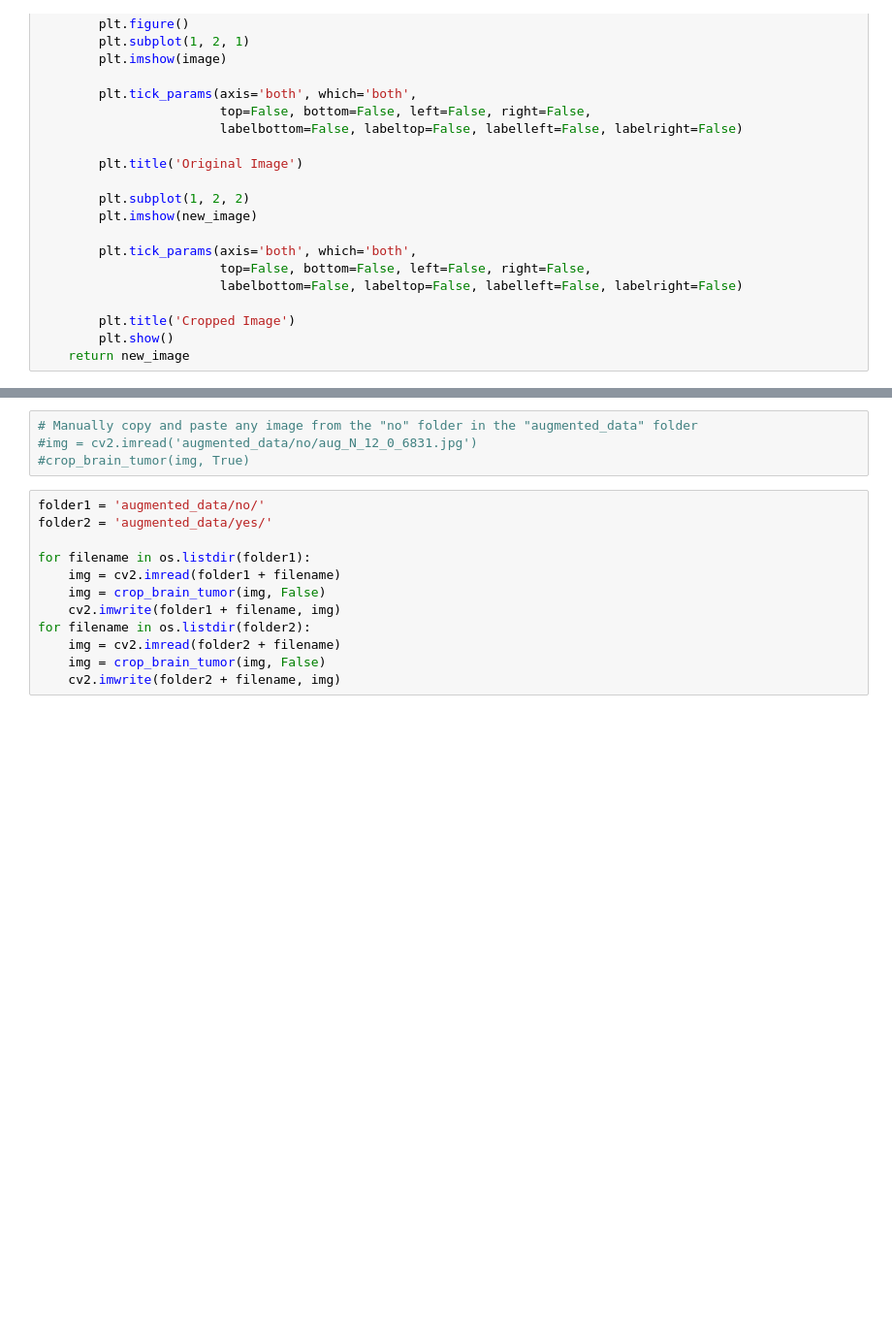
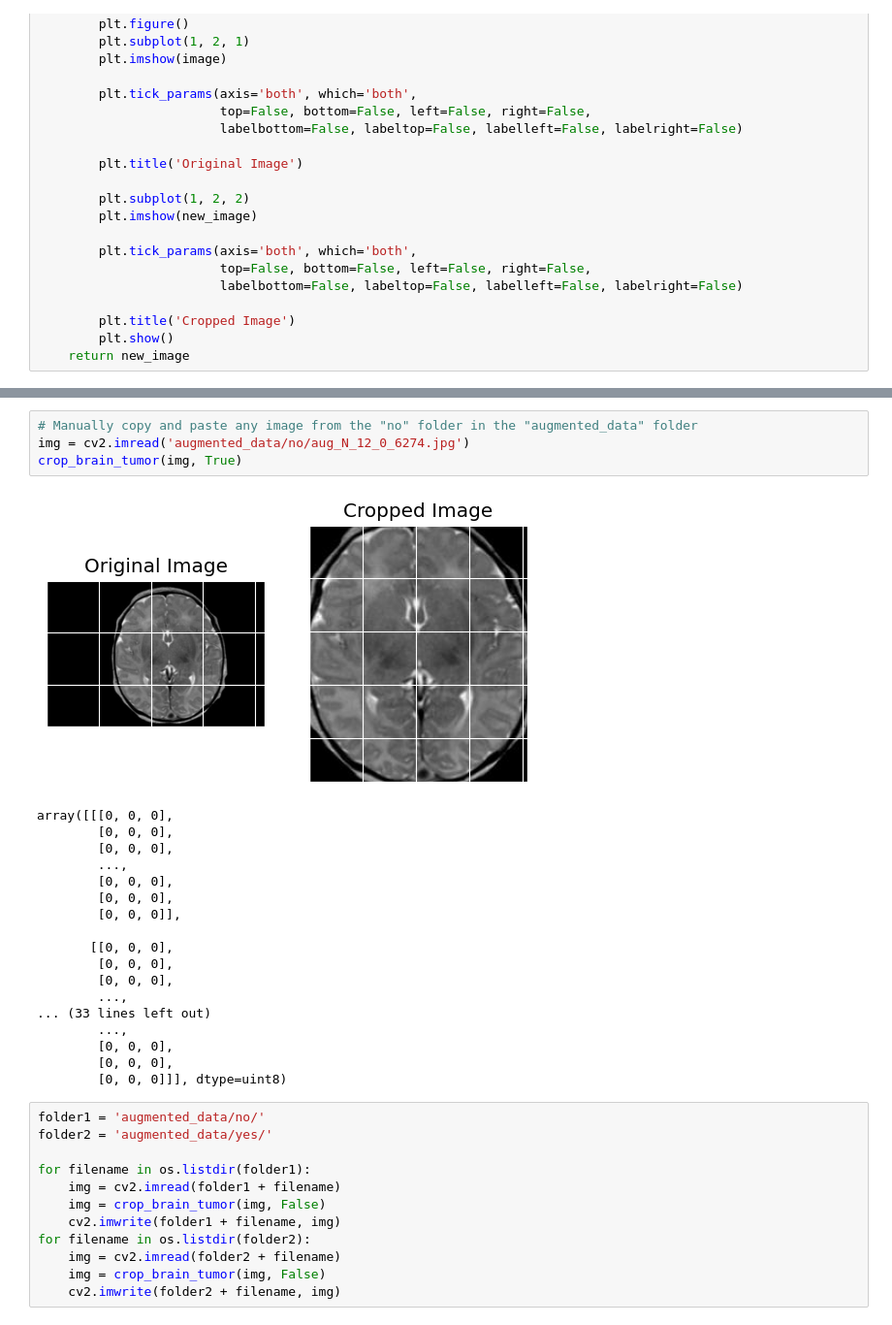
Before and after one commit to mikemwai/oncolyticnet, a Jupyter notebook: oncolyticnet.ipynb, the cells around one changed output, grey strips where cells are left out. Shown at 97% size. Drawn from its saved outputs; the diff is of its cells as text; blank space fills up the shorter version.

```diff
--- a/oncolyticnet.ipynb
+++ b/oncolyticnet.ipynb
@@ -258,7 +277,26 @@ def crop_brain_tumor(image, plot=False):
 # %%
 # Manually copy and paste any image from the "no" folder in the "augmented_data" folder
-#img = cv2.imread('augmented_data/no/aug_N_12_0_6831.jpg')
-#crop_brain_tumor(img, True)
+img = cv2.imread('augmented_data/no/aug_N_12_0_6274.jpg')
+crop_brain_tumor(img, True)
+# %% [output]
+[figure, added]
+array([[[0, 0, 0],
+        [0, 0, 0],
+        [0, 0, 0],
+        ...,
+        [0, 0, 0],
+        [0, 0, 0],
+        [0, 0, 0]],
+
+       [[0, 0, 0],
+        [0, 0, 0],
+        [0, 0, 0],
+        ...,
+... (33 lines left out)
+        ...,
+        [0, 0, 0],
+        [0, 0, 0],
+        [0, 0, 0]]], dtype=uint8)
 # %%
 folder1 = 'augmented_data/no/'
 folder2 = 'augmented_data/yes/'
```
Also changed, not shown: parts of 17 cells of this notebook, 2 other files.
